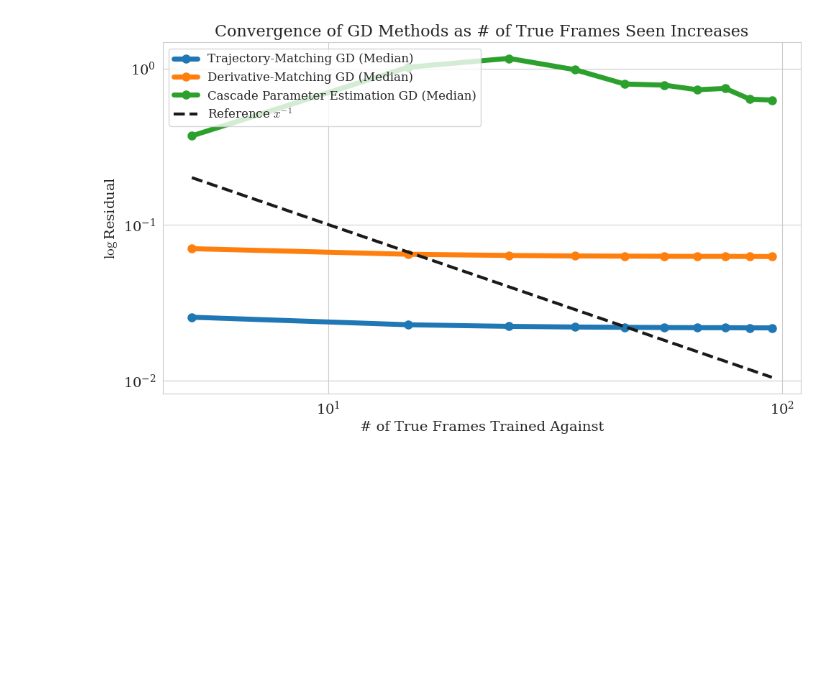
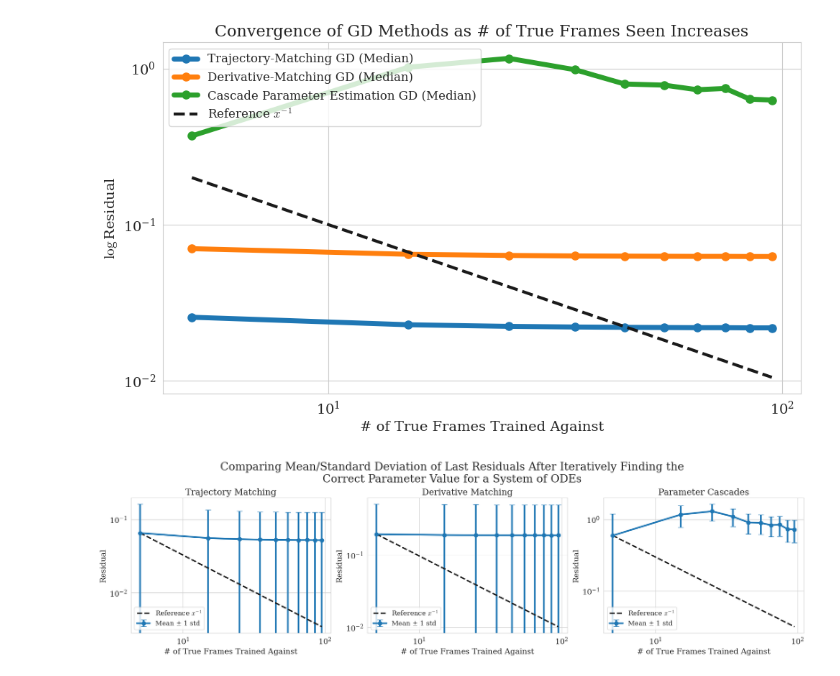
Before and after one commit to dkrawciw/PDE-Constrained-Optimization, a Jupyter notebook: notebooks/parameter_estimation.ipynb, the cells around one changed output. Drawn from its saved outputs; the diff is of its cells as text; code cells hidden in the pictures; blank space fills up the shorter version.

Commit message:
Adding a comparison as number of epochs increases for the population system

```diff
--- a/notebooks/parameter_estimation.ipynb
+++ b/notebooks/parameter_estimation.ipynb
@@ -152,3 +152,69 @@ plt.legend()
 plt.tight_layout()
 # %% [output]
 [figure]
+# %%
+with open(OUTPUT_DIR / "residual_trajectory_matching.pkl", "rb") as f:
+    trajectory_data = pkl.load(f)
+
+with open(OUTPUT_DIR / "residual_derivative_matching.pkl", "rb") as f:
+    derivative_data = pkl.load(f)
+
+with open(OUTPUT_DIR / "residual_cascade_parameter_estimation.pkl", "rb") as f:
+    cascade_data = pkl.load(f)
+
+num_frames_list = cascade_data["num_frames_list"]
+trajectory_samples = trajectory_data["residual_samples"]
+derivative_samples = derivative_data["residual_samples"]
+cascade_samples = cascade_data["residual_samples"]
+
+x = np.array(num_frames_list, dtype=float)
+
+trajectory_samples = np.array(trajectory_samples, dtype=float)
+derivative_samples = np.array(derivative_samples, dtype=float)
+cascade_samples = np.array(cascade_samples, dtype=float)
+
+plot_data = [
+    ("Trajectory Matching", trajectory_samples),
+    ("Derivative Matching", derivative_samples),
+    ("Parameter Cascades", cascade_samples),
+]
+
+fig, axes = plt.subplots(1, 3, figsize=(18, 5), constrained_layout=True)
+
+for ax, (title, samples) in zip(axes, plot_data):
+    sample_mean = samples.mean(axis=1)
+    sample_std = samples.std(axis=1, ddof=1)
+
+    ax.errorbar(
+        x,
+        sample_mean,
+        yerr=sample_std,
+        marker="o",
+        linewidth=3,
+        markersize=7,
+        capsize=5,
+        label="Mean ± 1 std",
+    )
+
+    # Scale reference 1/x to match the first mean value.
+    reference = sample_mean[0] * (x[0] / x)
+
+    ax.loglog(
+        x,
+        reference,
+        "k--",
+        linewidth=2.5,
+        label=r"Reference $x^{-1}$",
+    )
+
+    ax.set_title(title)
+    ax.set_xlabel("# of True Frames Trained Against")
+    ax.set_ylabel("Residual")
+    ax.legend()
+
+# fig.suptitle("Residual vs Number of Observed Frames", fontsize=20)
+fig.suptitle("Comparing Mean/Standard Deviation of Last Residuals After Iteratively Finding the\nCorrect Parameter Value for a System of ODEs", fontsize=20)
+plt.savefig(OUTPUT_DIR / "residual_methods_by_frames_mean.svg")
+plt.show()
+# %% [output]
+[figure, added]
```
Also changed, not shown: parts of 5 cells of this notebook, 1 other file.
